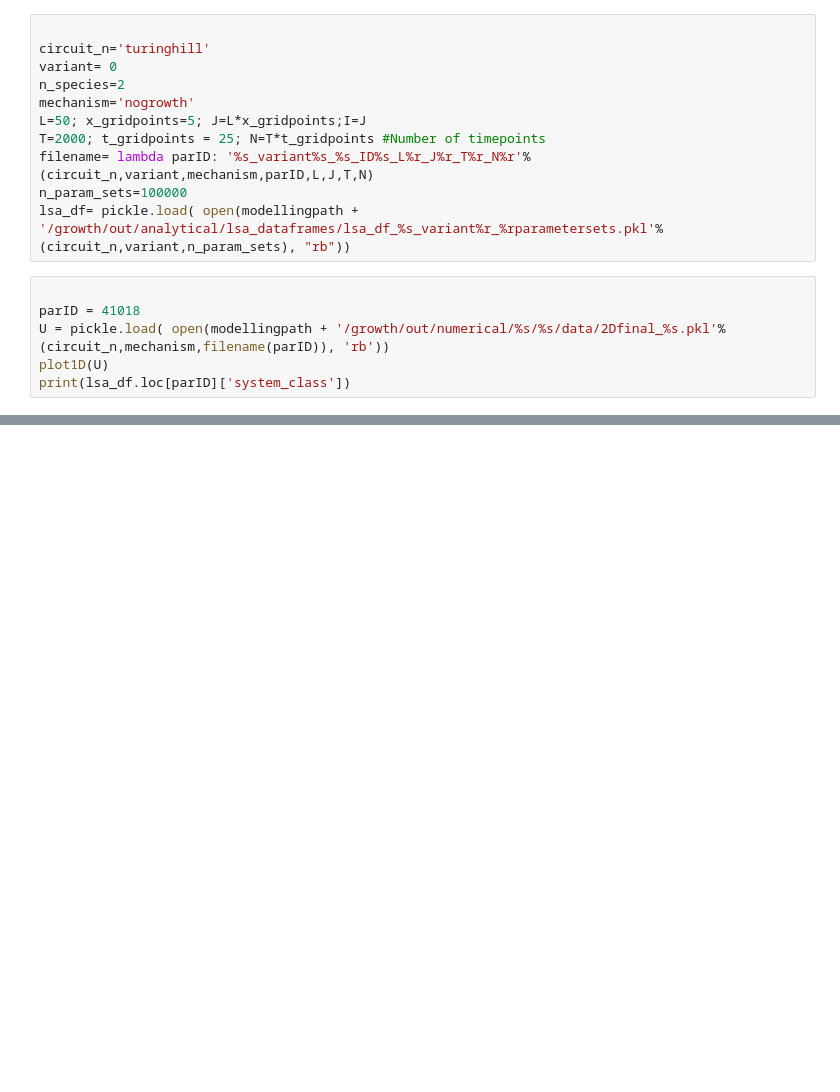
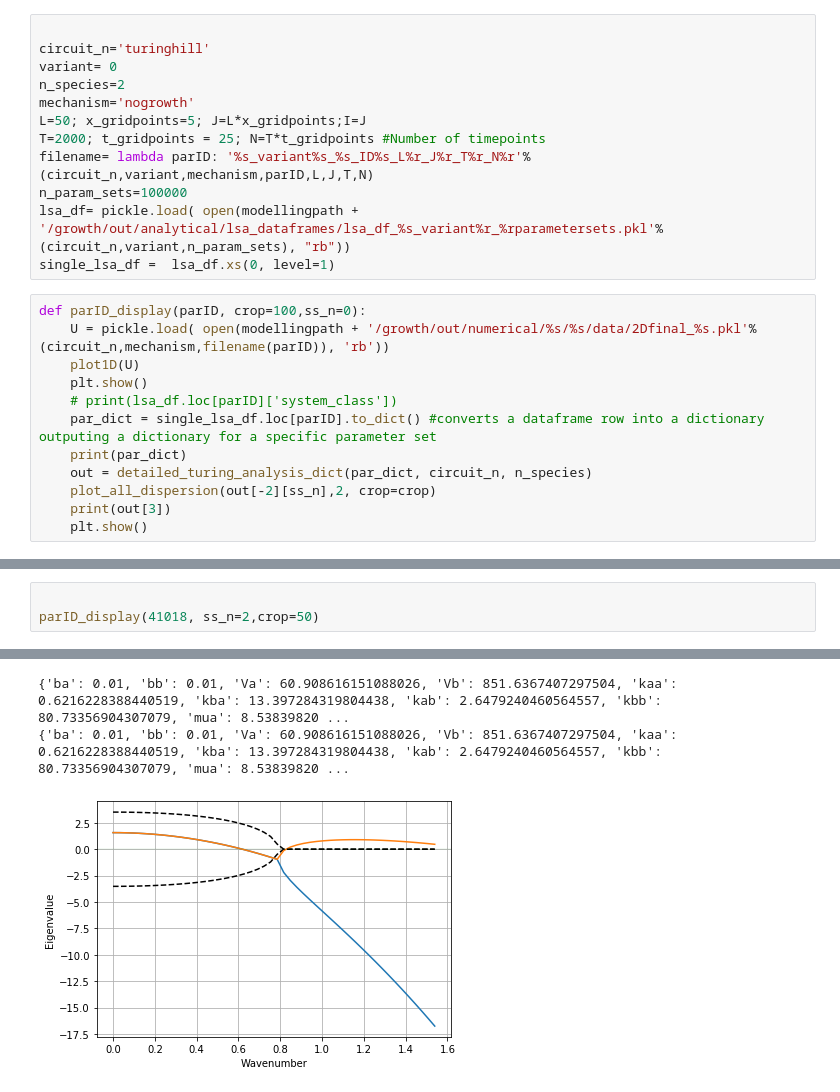
Before and after one commit to martinaoliver/modelling, a Jupyter notebook: growth/src/patternAnalysis/plotSingle.ipynb, the cells around one changed output, grey strips where cells are left out. Drawn from its saved outputs; the diff is of its cells as text; blank space fills up the shorter version.

```diff
--- a/growth/src/patternAnalysis/plotSingle.ipynb
+++ b/growth/src/patternAnalysis/plotSingle.ipynb
@@ -30,9 +34,16 @@ T=2000; t_gridpoints = 25; N=T*t_gridpoints #Number of timepoints
 filename= lambda parID: '%s_variant%s_%s_ID%s_L%r_J%r_T%r_N%r'%(circuit_n,variant,mechanism,parID,L,J,T,N)
 n_param_sets=100000
 lsa_df= pickle.load( open(modellingpath + '/growth/out/analytical/lsa_dataframes/lsa_df_%s_variant%r_%rparametersets.pkl'%(circuit_n,variant,n_param_sets), "rb"))
+single_lsa_df =  lsa_df.xs(0, level=1)
 # %%
-
-parID = 41018
-U = pickle.load( open(modellingpath + '/growth/out/numerical/%s/%s/data/2Dfinal_%s.pkl'%(circuit_n,mechanism,filename(parID)), 'rb'))
-plot1D(U)
-print(lsa_df.loc[parID]['system_class'])
+def parID_display(parID, crop=100,ss_n=0):
+    U = pickle.load( open(modellingpath + '/growth/out/numerical/%s/%s/data/2Dfinal_%s.pkl'%(circuit_n,mechanism,filename(parID)), 'rb'))
+    plot1D(U)
+    plt.show()
+    # print(lsa_df.loc[parID]['system_class'])
+    par_dict = single_lsa_df.loc[parID].to_dict() #converts a dataframe row into a dictionary outputing a dictionary for a specific parameter set
+    print(par_dict)
+    out = detailed_turing_analysis_dict(par_dict, circuit_n, n_species)
+    plot_all_dispersion(out[-2][ss_n],2, crop=crop)
+    print(out[3])
+    plt.show()
@@ -173,0 +50,4 @@ Name: system_class, dtype: object
+# %%
+
+parID_display(41018, ss_n=2,crop=50)
+# %% [output]
@@ -173,0 +55,3 @@ Name: system_class, dtype: object
+{'ba': 0.01, 'bb': 0.01, 'Va': 60.908616151088026, 'Vb': 851.6367407297504, 'kaa': 0.6216228388440519, 'kba': 13.397284319804438, 'kab': 2.6479240460564557, 'kbb': 80.73356904307079, 'mua': 8.53839820 ...
+{'ba': 0.01, 'bb': 0.01, 'Va': 60.908616151088026, 'Vb': 851.6367407297504, 'kaa': 0.6216228388440519, 'kba': 13.397284319804438, 'kab': 2.6479240460564557, 'kbb': 80.73356904307079, 'mua': 8.53839820 ...
+[figure, added]
```
Also changed, not shown: parts of 26 cells of this notebook, 5 other files.
